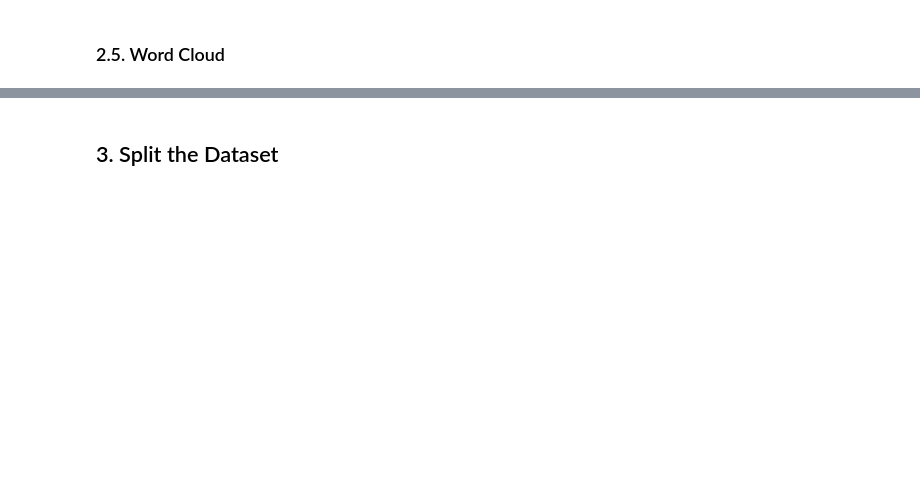
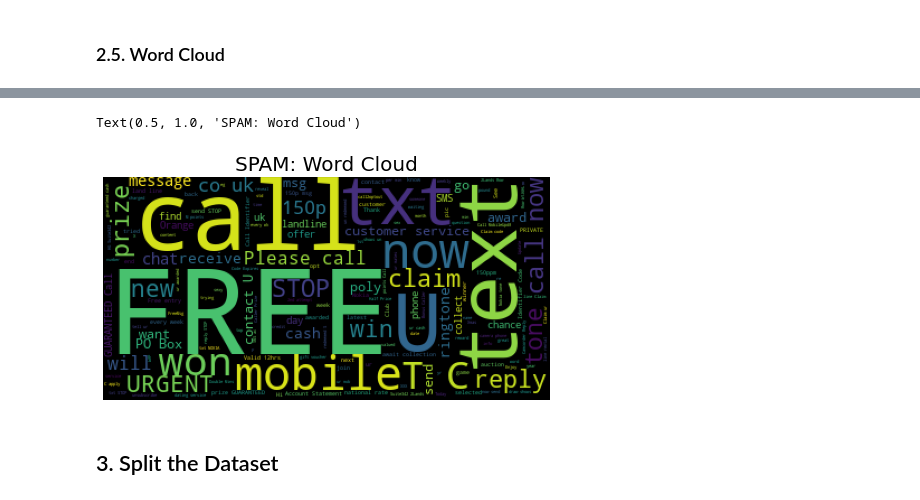
Before and after one commit to prof-samuka-IFSP/IFSP-CMP-D3TOP-2023.1, a Jupyter notebook: text-classification/spam_text_classification_v1.ipynb, the cells around one changed output, grey strips where cells are left out. Saved outputs shown, nothing was run; the diff lists cells and outputs as text; code cells hidden in the pictures; blank space fills up the shorter version.

```diff
--- a/text-classification/spam_text_classification_v1.ipynb
+++ b/text-classification/spam_text_classification_v1.ipynb
@@ -62,3 +152,21 @@ pd.isna(df['Category']).sum()
+# %%
+df_spam = df[df['Category'] == 'spam']
+
+# Generate a word cloud image
+text = ' '.join(df_spam['Message'])
+
+wordcloud = WordCloud().generate(text)
+
+# Display the generated image:
+# the matplotlib way:
+import matplotlib.pyplot as plt
+plt.figure(figsize=(8,8))
+plt.imshow(wordcloud)
+plt.axis("off")
+plt.title('SPAM: Word Cloud', fontsize=20)
+# %% [output]
+Text(0.5, 1.0, 'SPAM: Word Cloud')
+[figure, added]
 # %% [markdown]
 ## 3. Split the Dataset
 # %%
```
Also changed, not shown: parts of 24 cells of this notebook.
